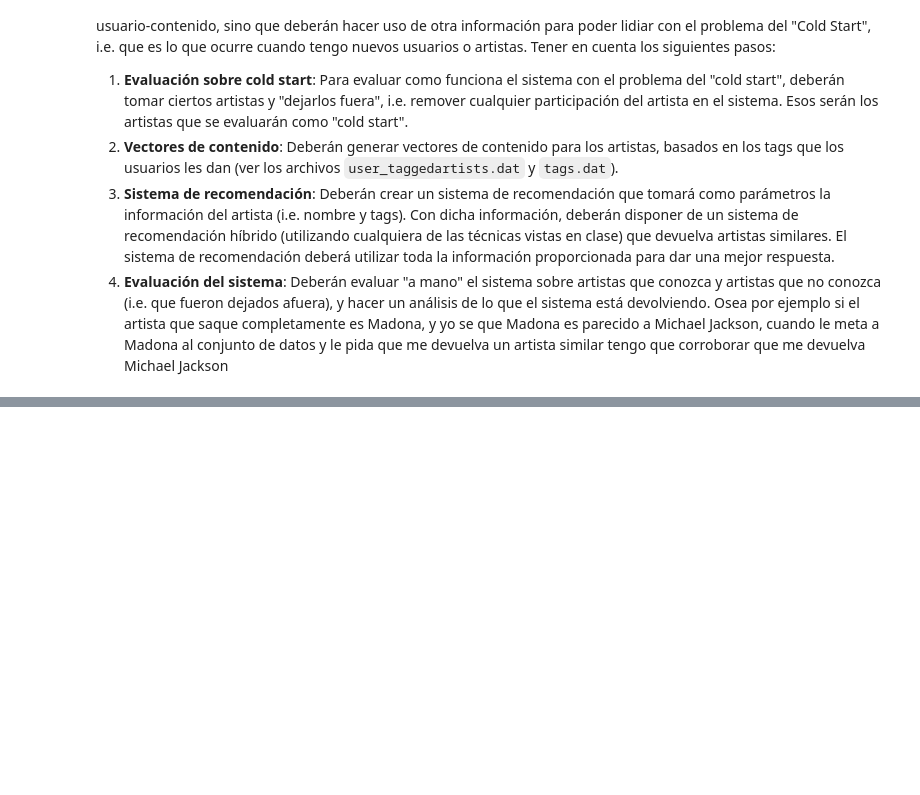
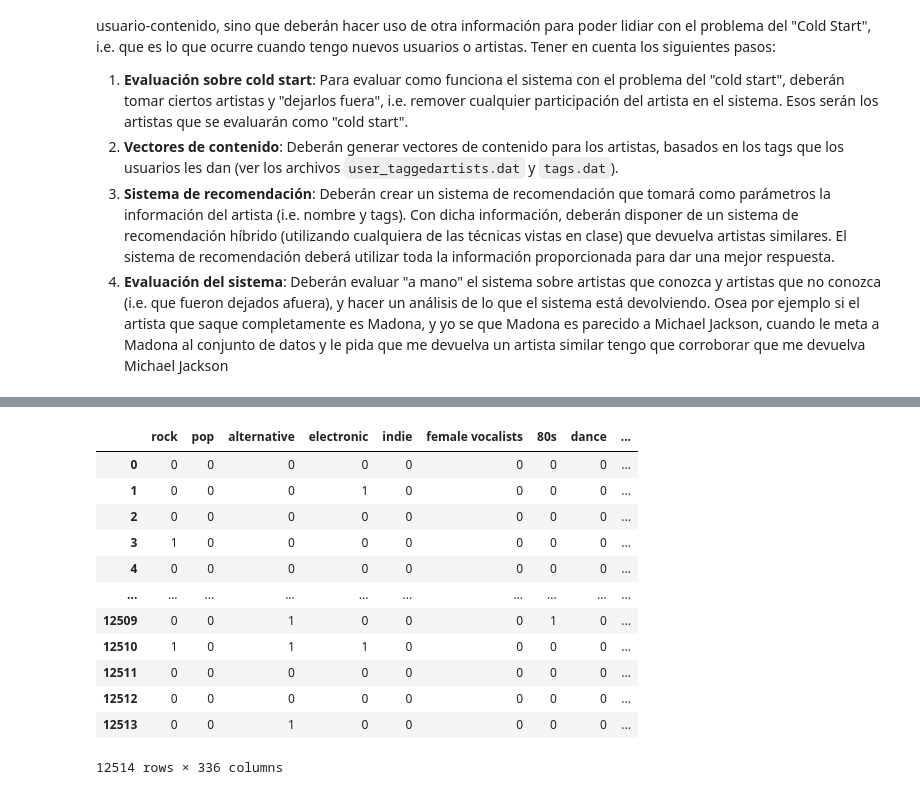
Before and after one commit to tomascolla95/Sistemas_de_recomendacion, a Jupyter notebook: practico.ipynb, the cells around one changed output, grey strips where cells are left out. Cells and saved outputs as stored; diff of their text form; code cells hidden in the pictures; blank space fills up the shorter version.

```diff
--- a/practico.ipynb
+++ b/practico.ipynb
@@ -380,0 +417,9 @@ Este ejercicio lo deberán completar quienes hayan realizado ambas partes de la
+# %%
+# Luego de correr el loop de la celda anterior, completar el array 'cold_start_artist' con el artistID de los artistas que se
+# van a dejar afuera del entrenamiento.(Esto es manual porque no pude hacer que el loop me devolviera directamente un dataframe
+# para quitar en 'data' el artistID)
+
+cold_start_artistID = [1130, 1641, 13043, 18282, 1254, 14979, 17740, 17008, 439, 230]
+
+cold_start_data = data.loc[data['artistID'].isin(cold_start_artistID),:]
+cold_start_data
@@ -380,0 +562,21 @@ Este ejercicio lo deberán completar quienes hayan realizado ambas partes de la
+# %%
+# aca simplemente me deshago de algunas columnas que no me hacen falta, me quedo con la informacion de los generos que es lo que
+# realmente me interesa. Es un vector binario con los generos de las peliculas
+
+#content_matrix = artistas.set_index('artistID')
+content_matrix = artistas.drop(columns=['artistID','name','tagValue'])
+content_matrix
+# %% [output]
+|  | rock | pop | alternative | electronic | indie | female vocalists | 80s | dance | ... |
+| 0 | 0 | 0 | 0 | 0 | 0 | 0 | 0 | 0 | ... |
+| 1 | 0 | 0 | 0 | 1 | 0 | 0 | 0 | 0 | ... |
+| 2 | 0 | 0 | 0 | 0 | 0 | 0 | 0 | 0 | ... |
+| 3 | 1 | 0 | 0 | 0 | 0 | 0 | 0 | 0 | ... |
+| 4 | 0 | 0 | 0 | 0 | 0 | 0 | 0 | 0 | ... |
+| ... | ... | ... | ... | ... | ... | ... | ... | ... | ... |
+| 12509 | 0 | 0 | 1 | 0 | 0 | 0 | 1 | 0 | ... |
+| 12510 | 1 | 0 | 1 | 1 | 0 | 0 | 0 | 0 | ... |
+| 12511 | 0 | 0 | 0 | 0 | 0 | 0 | 0 | 0 | ... |
+| 12512 | 0 | 0 | 0 | 0 | 0 | 0 | 0 | 0 | ... |
+| 12513 | 0 | 0 | 1 | 0 | 0 | 0 | 0 | 0 | ... |
+12514 rows × 336 columns
```
Also changed, not shown: parts of 16 cells of this notebook.
